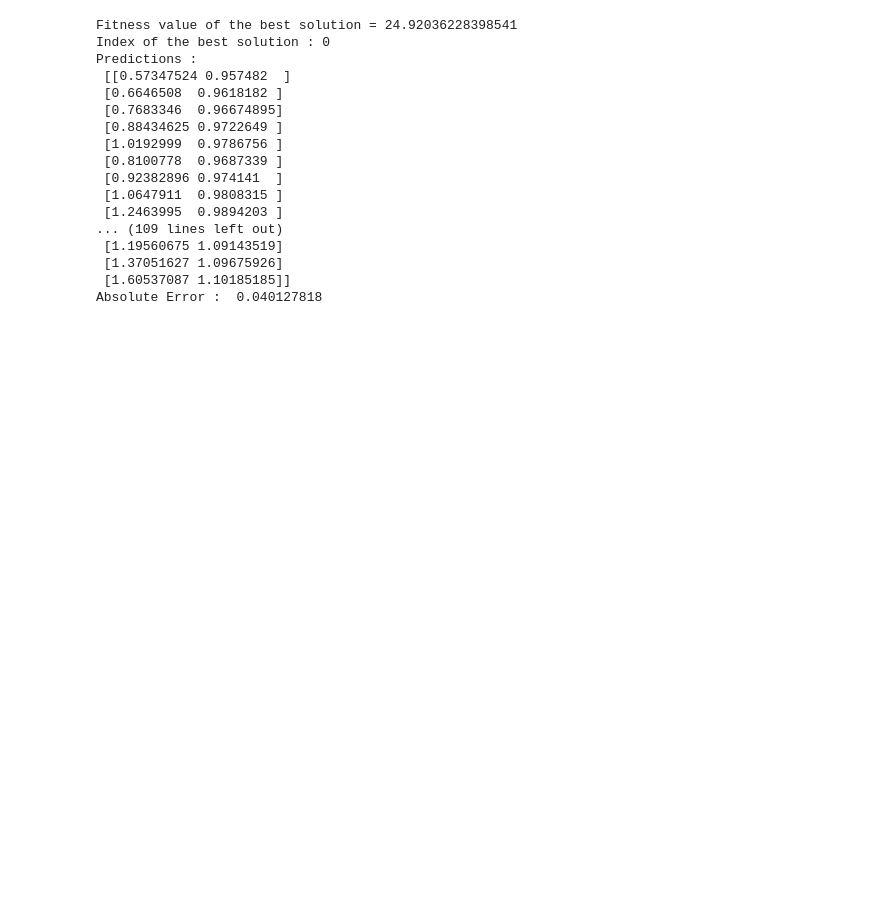
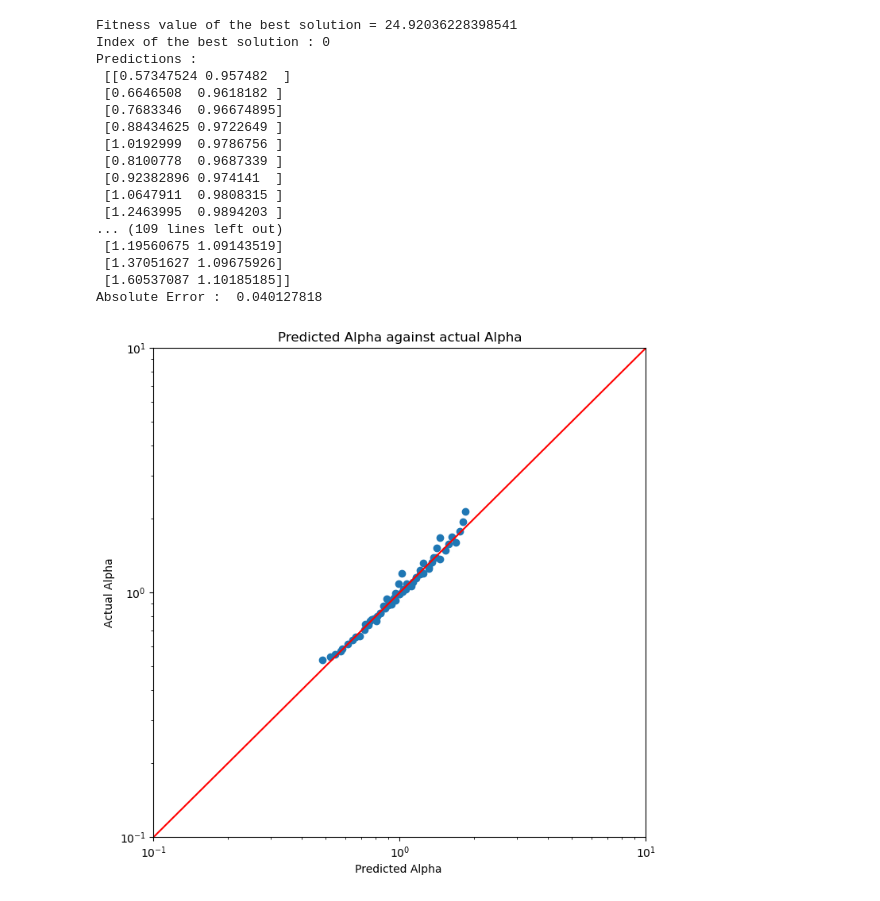
Before and after one commit to shawnkchan/ME249_P2, a Jupyter notebook: CodeP2.5F23.ipynb, the cells around one changed output. Cells and saved outputs as stored; diff of their text form; code cells hidden in the pictures; blank space fills up the shorter version.

```diff
--- a/CodeP2.5F23.ipynb
+++ b/CodeP2.5F23.ipynb
@@ -1292,22 +1481,24 @@ Absolute Error :  0.040127818
 # %%
 #SETTING UP PLOT
 %matplotlib inline
 # importing the required module
 import matplotlib.pyplot as plt
 plt.rcParams['figure.figsize'] = [8, 8] # for square canvas
 #========
 
 '''CALCULATE PREDICTED VALUES, RETRIEVE DATA VALUES AND PLOT'''
 
 plt.scatter(predictions[:, 0], data_outputs[:, 0])
-plt.title('Genetic Algorithm training of Neural Network ==> output = alpha')
-plt.xlabel('predicted output for NN (units)')
-plt.ylabel('data output (units)')
+plt.title('Predicted Alpha against actual Alpha')
+plt.xlabel('Predicted Alpha ')
+plt.ylabel('Actual Alpha')
 plt.loglog()
 plt.xlim(xmax = 10, xmin = 0.1)
 plt.ylim(ymax = 10, ymin = 0.1)
 # Generate red y=x line
 x_data = numpy.linspace(0.1, 10.0, num=3)
 y_data = x_data
 plt.plot(x_data, y_data, color='red')
 plt.show()
+# %% [output]
+[figure, added]
```
Also changed, not shown: parts of 12 cells of this notebook, 8 other files.
